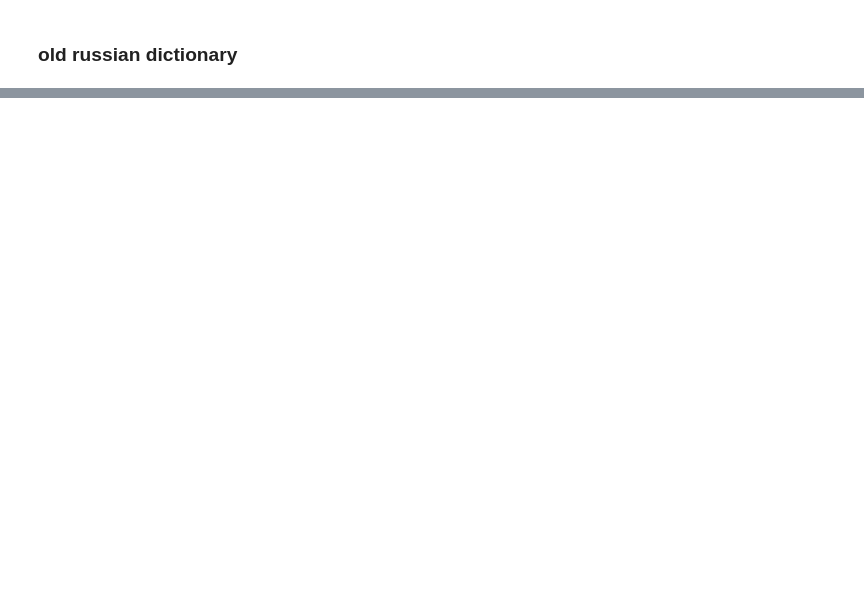
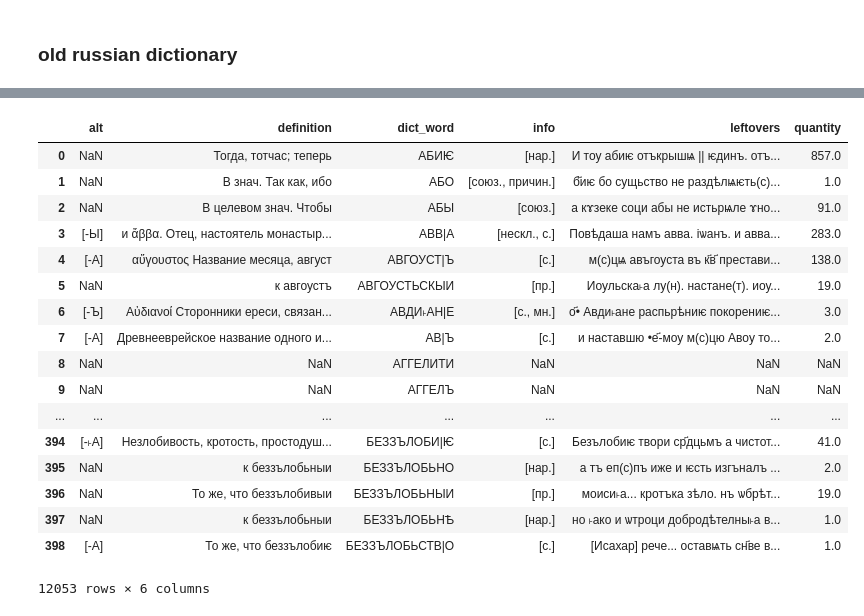
Before and after one commit to Mikhail-Ark/seq2seq-word-modernization, a Jupyter notebook: collecting_data.ipynb, the cells around one changed output, grey strips where cells are left out. Saved outputs shown, nothing was run; the diff lists cells and outputs as text; code cells hidden in the pictures; blank space fills up the shorter version.

Commit message:
dict parsed

```diff
--- a/collecting_data.ipynb
+++ b/collecting_data.ipynb
@@ -33,4 +37,4 @@ with open(f"dict_11_14.csv", "w", encoding='utf-8') as csv_file:
         i += 1
         url = soup.find("link", {"rel": "next"})['href']
 # %%
-pd.read_csv("dict_11_14_0.csv", names=["text", "next_url"], sep="\t")
+df = pd.read_csv("dict_11_14_0.csv", names=["word", "text", "next_url"], sep="\t")
@@ -147,41 +156,3 @@ shorts = """вин. — винительный (падеж)
 числ. — слово с числовым значением"""
 
 shortenings = dict(tuple(y.strip() for y in x.split("—")) for x in shorts.split("\n"))
-# %%
-s = df.text.loc[0]
-# %%
-def parse_raw_text(s):
-
-    result = dict()
-
-    num = re.search(r"\(.+?\)", s)
-    if not num:
-        point = re.search(r"см").span()[0]
-        if not point:
-            print(s)
-            raise AssertionError
-        dict_word = s[:point].strip()
-        result["dict_word"] = dict_word
-        return result
-
-    dict_word = s[:num.span()[0]].strip()
-    quantity = int(re.search(r"\d+", num[0])[0])
-    rest = s[num.span()[1]:].strip().split()
-    for i, part in enumerate(rest):
-        print(part)
-        if part.startswith("-"):
-            print("has -")
-            result.setdefault("alt", list()).append(part)
-        elif part in shortenings:
-            print("short")
-            result.setdefault("info", list()).append(part)
-        elif part.endswith(":"):
-            print("end")
-            result.setdefault("definition", list()).append(part[:-1])
-            result["definition"] = " ".join(result["definition"])
-            if len(rest) > (i + 1):
-                result["leftovers"] = " ".join(rest[(i + 1):])
-            return result
-        else:
-            print("def")
-            result.setdefault("definition", list()).append(part)
@@ -201,0 +208,2 @@ end
+# %%
+res = df.text.progress_apply(parse_raw_text)
@@ -201,0 +212,21 @@ end
+# %%
+pd.DataFrame(res.to_list())
+# %% [output]
+|  | alt | definition | dict_word | info | leftovers | quantity |
+| 0 | NaN | Тогда, тотчас; теперь | АБИѤ | [нар.] | И тоу абиѥ отъкрышѩ || ѥдинъ. отъ... | 857.0 |
+| 1 | NaN | В знач. Так как, ибо | АБО | [союз., причин.] | б҃иѥ бо сущьство не раздѣлѩѥть(с)... | 1.0 |
+| 2 | NaN | В целевом знач. Чтобы | АБЫ | [союз.] | а кɤзеке соци абы не истьрѩле ɤно... | 91.0 |
+| 3 | [-Ы] | и ἄββα. Отец, настоятель монастыр... | АВВ|А | [нескл., с.] | Повѣдаша намъ авва. іѡанъ. и авва... | 283.0 |
+| 4 | [-А] | αὔγουστος Название месяца, август | АВГОУСТ|Ъ | [с.] | м(с)цѩ авъгоуста въ к҃в҃ престави... | 138.0 |
+| 5 | NaN | к авгоустъ | АВГОУСТЬСКЫИ | [пр.] | Иоульска˫а лу(н). настане(т). иоу... | 19.0 |
+| 6 | [-Ъ] | Αὐδιανοί Сторонники ереси, связан... | АВДИ˫АН|Е | [с., мн.] | о҃• Авди˫ане распьрѣниѥ покорениѥ... | 3.0 |
+| 7 | [-А] | Древнееврейское название одного и... | АВ|Ъ | [с.] | и наставшю •е҃-моу м(с)цю Авоу то... | 2.0 |
+| 8 | NaN | NaN | АГГЕЛИТИ | NaN | NaN | NaN |
+| 9 | NaN | NaN | АГГЕЛЪ | NaN | NaN | NaN |
+| ... | ... | ... | ... | ... | ... | ... |
+| 394 | [-˫А] | Незлобивость, кротость, простодуш... | БЕЗЗЪЛОБИ|Ѥ | [с.] | Безълобиѥ твори ср҃дцьмъ а чистот... | 41.0 |
+| 395 | NaN | к беззълобьныи | БЕЗЗЪЛОБЬНО | [нар.] | а тъ еп(с)пъ иже и ѥсть изгъналъ ... | 2.0 |
+| 396 | NaN | То же, что беззълобивыи | БЕЗЗЪЛОБЬНЫИ | [пр.] | моиси˫а... кротъка зѣло. нъ ѡбрѣт... | 19.0 |
+| 397 | NaN | к беззълобьныи | БЕЗЗЪЛОБЬНѢ | [нар.] | но ˫ако и ѡтроци добродѣтелны˫а в... | 1.0 |
+| 398 | [-А] | То же, что беззълобиѥ | БЕЗЗЪЛОБЬСТВ|О | [с.] | [Исахар] рече... оставѩть сн҃ве в... | 1.0 |
+12053 rows × 6 columns
```
Also changed, not shown: parts of 9 cells of this notebook.
